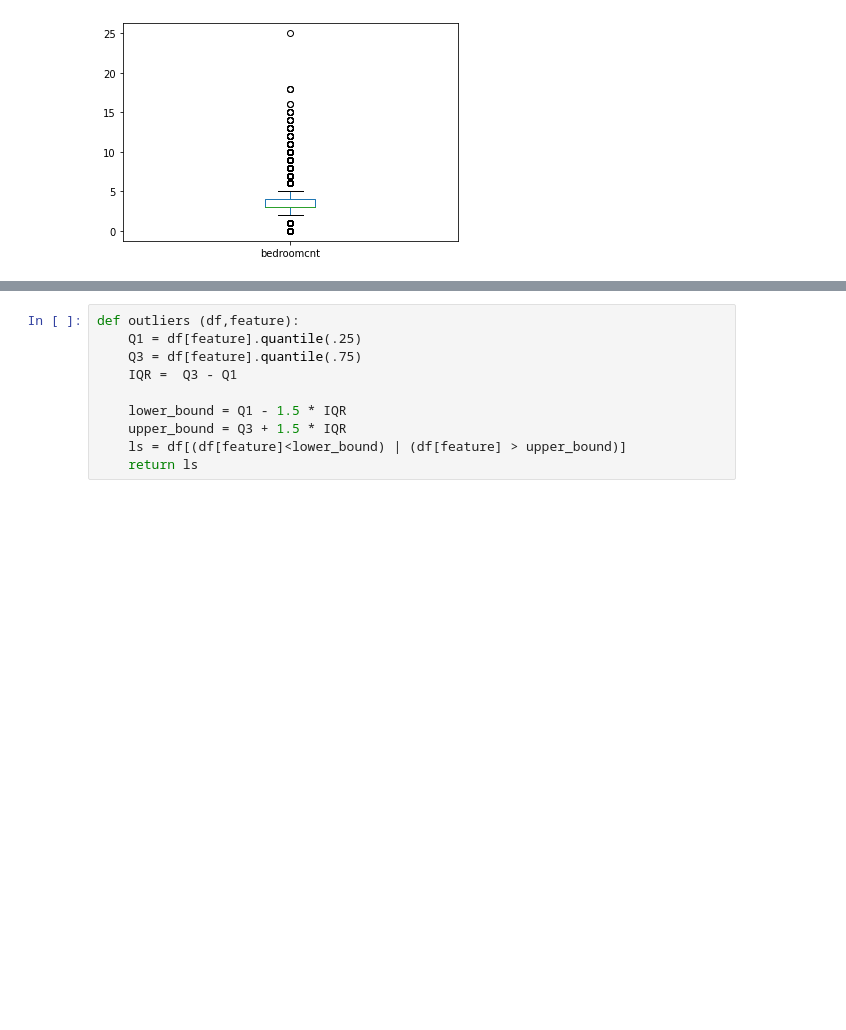
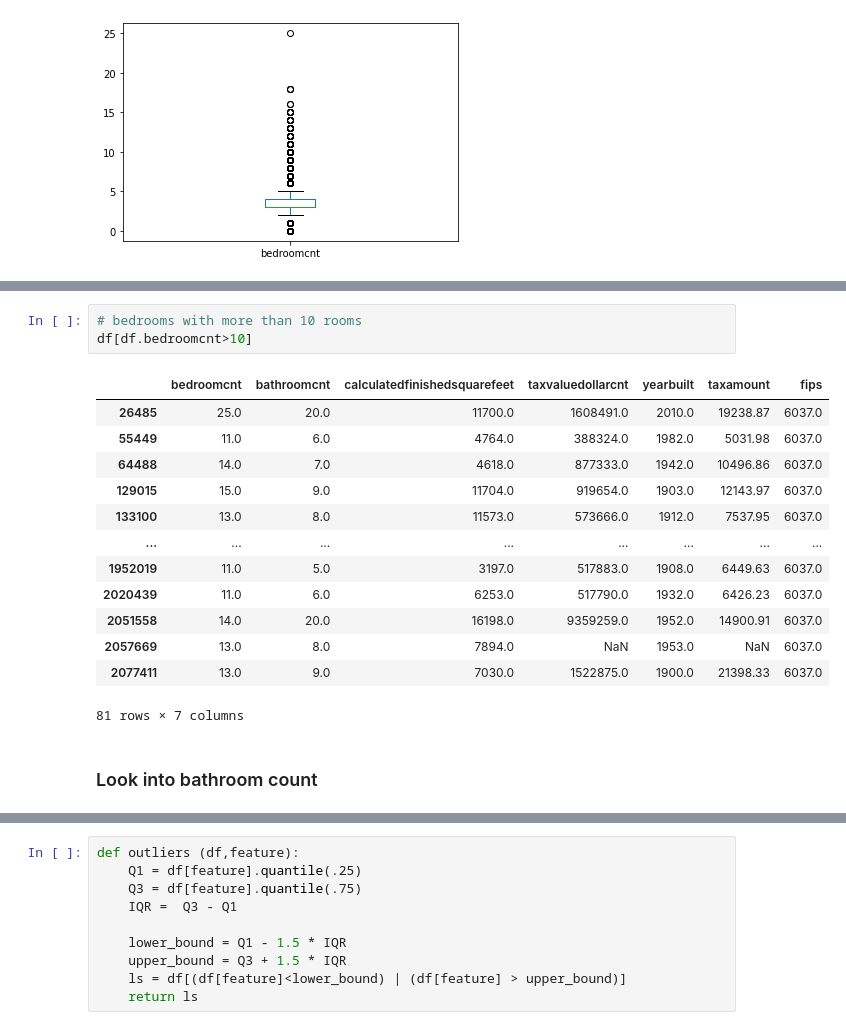
Before and after one commit to Yvette-Ibarra/regression-exercises, a Jupyter notebook: wrangle.ipynb, the cells around one changed output, grey strips where cells are left out. Drawn from its saved outputs; the diff is of its cells as text; blank space fills up the shorter version.

```diff
--- a/wrangle.ipynb
+++ b/wrangle.ipynb
@@ -78,0 +117,19 @@ upper bound: 5.5
+# %%
+# bedrooms with more than 10 rooms
+df[df.bedroomcnt>10]
+# %% [output]
+|  | bedroomcnt | bathroomcnt | calculatedfinishedsquarefeet | taxvaluedollarcnt | yearbuilt | taxamount | fips |
+| 26485 | 25.0 | 20.0 | 11700.0 | 1608491.0 | 2010.0 | 19238.87 | 6037.0 |
+| 55449 | 11.0 | 6.0 | 4764.0 | 388324.0 | 1982.0 | 5031.98 | 6037.0 |
+| 64488 | 14.0 | 7.0 | 4618.0 | 877333.0 | 1942.0 | 10496.86 | 6037.0 |
+| 129015 | 15.0 | 9.0 | 11704.0 | 919654.0 | 1903.0 | 12143.97 | 6037.0 |
+| 133100 | 13.0 | 8.0 | 11573.0 | 573666.0 | 1912.0 | 7537.95 | 6037.0 |
+| ... | ... | ... | ... | ... | ... | ... | ... |
+| 1952019 | 11.0 | 5.0 | 3197.0 | 517883.0 | 1908.0 | 6449.63 | 6037.0 |
+| 2020439 | 11.0 | 6.0 | 6253.0 | 517790.0 | 1932.0 | 6426.23 | 6037.0 |
+| 2051558 | 14.0 | 20.0 | 16198.0 | 9359259.0 | 1952.0 | 14900.91 | 6037.0 |
+| 2057669 | 13.0 | 8.0 | 7894.0 | NaN | 1953.0 | NaN | 6037.0 |
+| 2077411 | 13.0 | 9.0 | 7030.0 | 1522875.0 | 1900.0 | 21398.33 | 6037.0 |
+81 rows × 7 columns
+# %% [markdown]
+### Look into bathroom count
```
Also changed, not shown: parts of 12 cells of this notebook.
